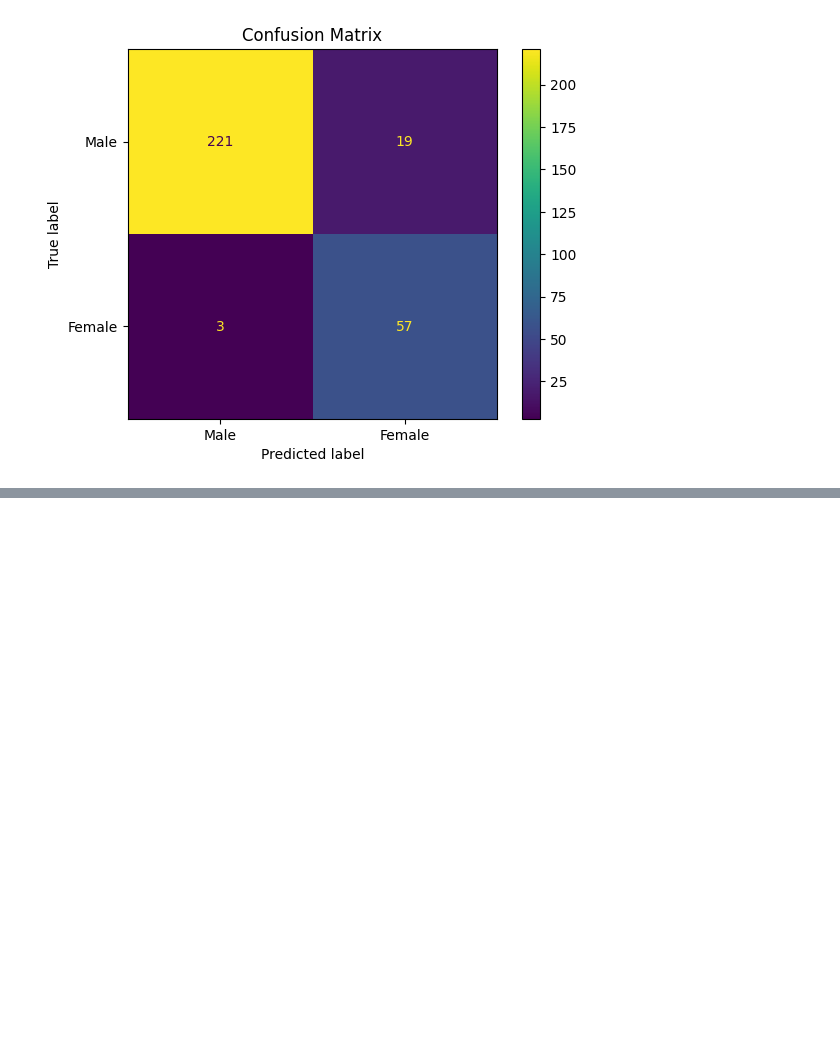
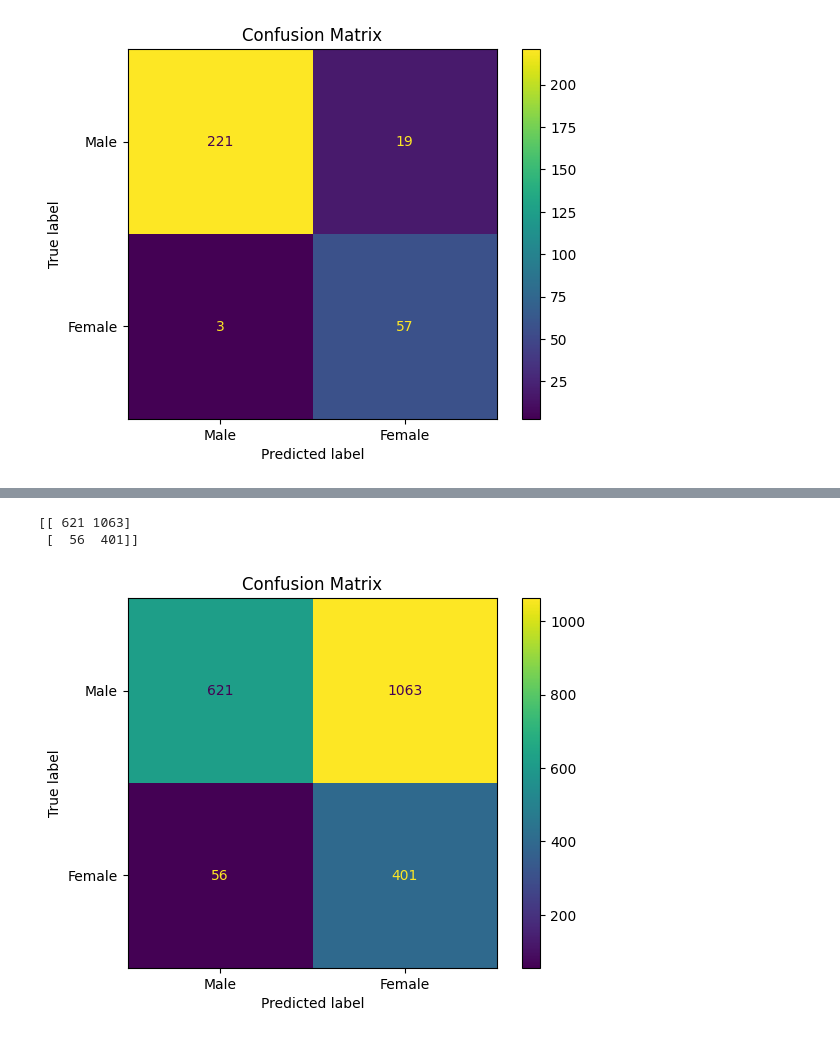
Before and after one commit to marcoyap41/speech-gender-classification, a Jupyter notebook: main.ipynb, the cells around one changed output, grey strips where cells are left out. Drawn from its saved outputs; the diff is of its cells as text; code cells hidden in the pictures; blank space fills up the shorter version.

```diff
--- a/RAVDESS/main.ipynb
+++ b/main.ipynb
@@ -477,0 +560,6 @@ plt.show()
+# %%
+X_test_cv = np.array(X_test_cv_list)
+y_test_cv = np.array(y_test_cv_list)
+
+print(X_test_cv.shape)
+print(y_test_cv.shape)
@@ -477,0 +569,4 @@ plt.show()
+# %%
+X_test_cv_scaled = scaler.transform(X_test_cv)
+# %%
+y_pred_cv = svm.predict(X_test_cv_scaled)
@@ -477,0 +584,18 @@ plt.show()
+# %%
+cm_cv = confusion_matrix(y_test_cv, y_pred_cv)
+print(cm_cv)
+# %% [output]
+[[ 621 1063]
+ [  56  401]]
+# %%
+disp = ConfusionMatrixDisplay(
+    confusion_matrix=cm_cv,
+    display_labels=["Male", "Female"]
+)
+
+disp.plot()
+
+plt.title("Confusion Matrix")
+plt.show()
+# %% [output]
+[figure, added]
```
Also changed, not shown: parts of 12 cells of this notebook, 1 other file.
